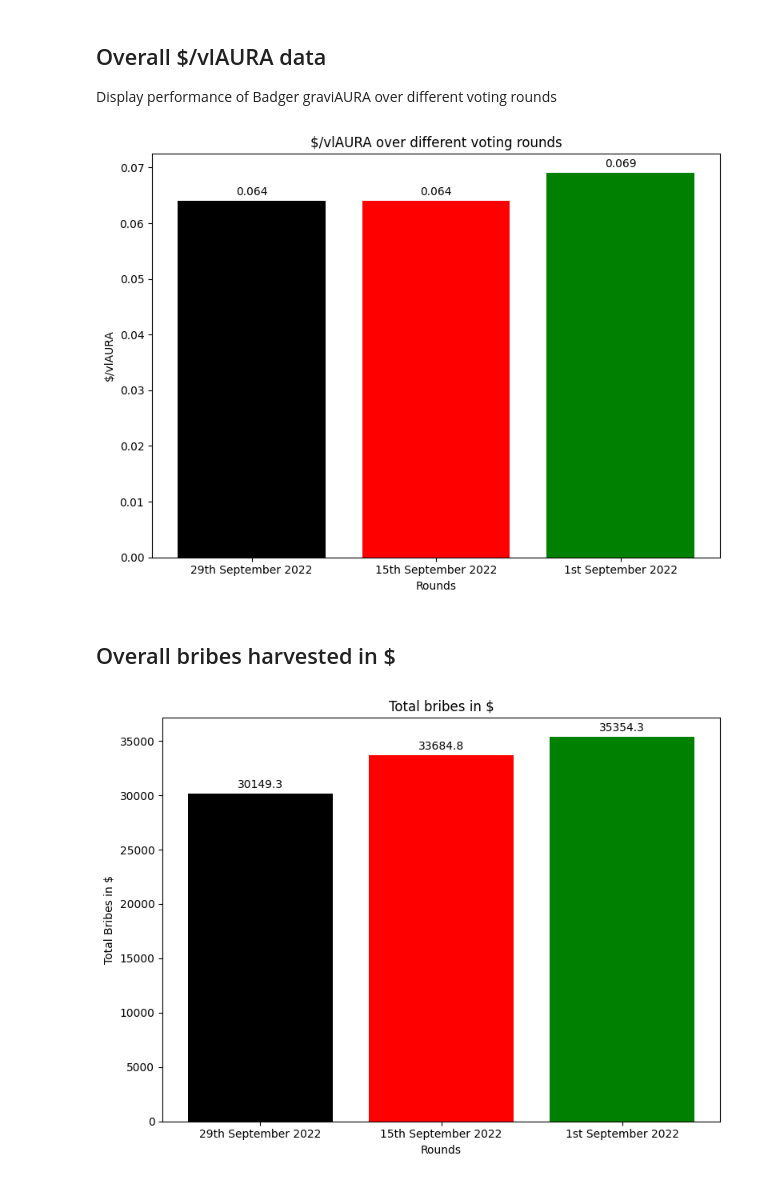
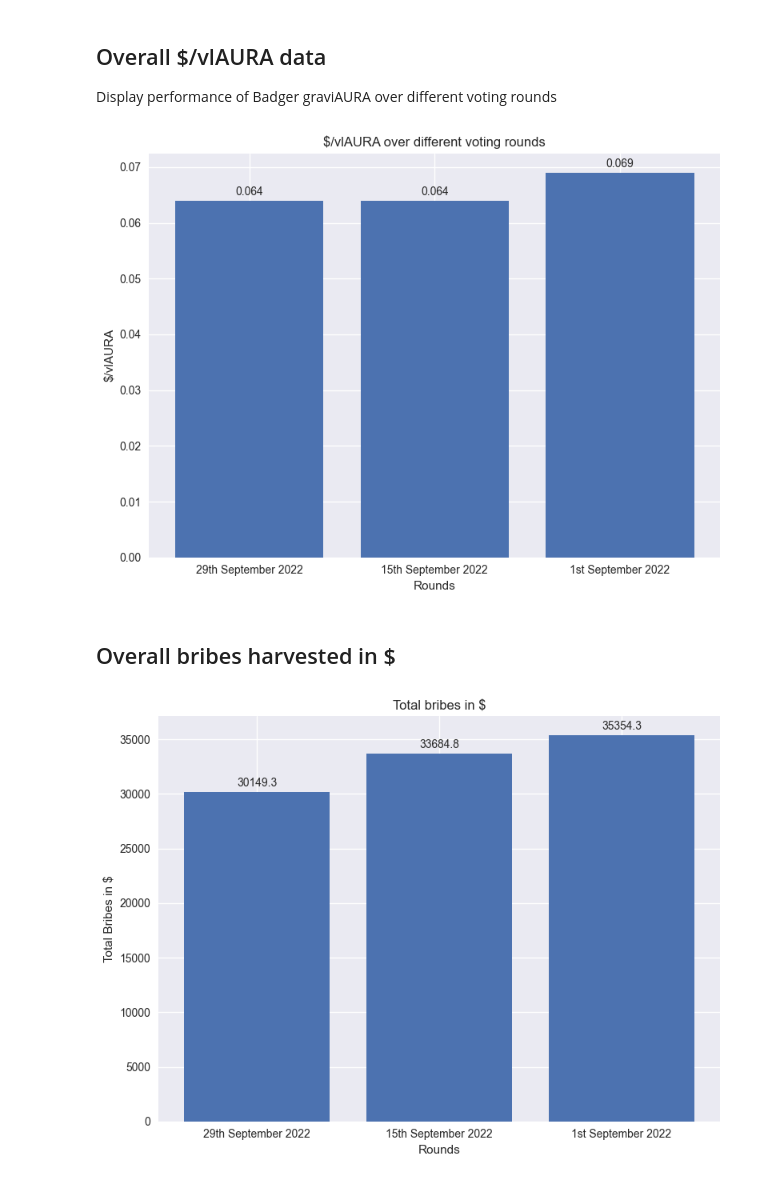
Before and after one commit to Badger-Finance/badger-influence-analytics, a Jupyter notebook: notebooks/aura_bribes/bribes_graviaura_research.ipynb, the cells around one changed output. Drawn from its saved outputs; the diff is of its cells as text; code cells hidden in the pictures.

Commit message:
feat: use styles for plots

```diff
--- a/notebooks/aura_bribes/bribes_graviaura_research.ipynb
+++ b/notebooks/aura_bribes/bribes_graviaura_research.ipynb
@@ -5,12 +5,14 @@
 
 [Llama Airforce Link](https://llama.airforce/#/bribes/rounds/hh/aura-bal/)
 # %%
+import matplotlib.pyplot as plt
 import numpy as np
 import pandas as pd
 from IPython.core.display_functions import display
 
 from notebooks.aura_bribes.aura_data import VOTING_ROUNDS
 
+plt.style.use('seaborn')
 TABLE_COLUMNS = ["Voting Round", "Total graviAURA bought in $", "Total BADGER bought in $", "graviAURA bought", "BADGER bought",
                  "$/vlAURA total", "$/vlAURA pure bribes", "$/vlAURA Llama", "vlAURA difference"]
 
@@ -39,33 +41,29 @@ display(dataframe)
 
 Display performance of Badger graviAURA over different voting rounds
 # %%
-import matplotlib.pyplot as plt
-
 rounds = [dataset[0] for dataset in data_rows]
 vlauras = [float(dataset[6]) for dataset in data_rows]
 x = np.arange(len(rounds))
 
 fig, ax = plt.subplots()
 fig.set_figheight(6)
 fig.set_figwidth(8)
 # creating the bar plot
-bar = ax.bar(x, vlauras, color=['black', 'red', 'green', 'blue', 'cyan'])
+bar = ax.bar(x, vlauras)
 
 ax.set_xlabel("Rounds")
 ax.set_ylabel("$/vlAURA")
 ax.set_title("$/vlAURA over different voting rounds")
 ax.set_xticks(x, rounds)
 ax.bar_label(bar, padding=3)
 fig.tight_layout()
 
 plt.show()
 # %% [output]
-[figure, old version]
+[figure, new version]
 # %% [markdown]
 ## Overall bribes harvested in $
 # %%
-import matplotlib.pyplot as plt
-
 rounds = [dataset[0] for dataset in data_rows]
 total_bribes = [float(dataset[1] + dataset[2]) for dataset in data_rows]
 x = np.arange(len(rounds))
@@ -74,8 +72,7 @@ fig, ax = plt.subplots()
 fig.set_figheight(6)
 fig.set_figwidth(8)
 # creating the bar plot
-bar = ax.bar(x, total_bribes, color=['black', 'red', 'green', 'blue', 'cyan'])
-
+bar = ax.bar(x, total_bribes)
 ax.set_xlabel("Rounds")
 ax.set_ylabel("Total Bribes in $")
 ax.set_title("Total bribes in $")
@@ -85,4 +82,4 @@ fig.tight_layout()
 
 plt.show()
 # %% [output]
-[figure, old version]
+[figure, new version]
```
